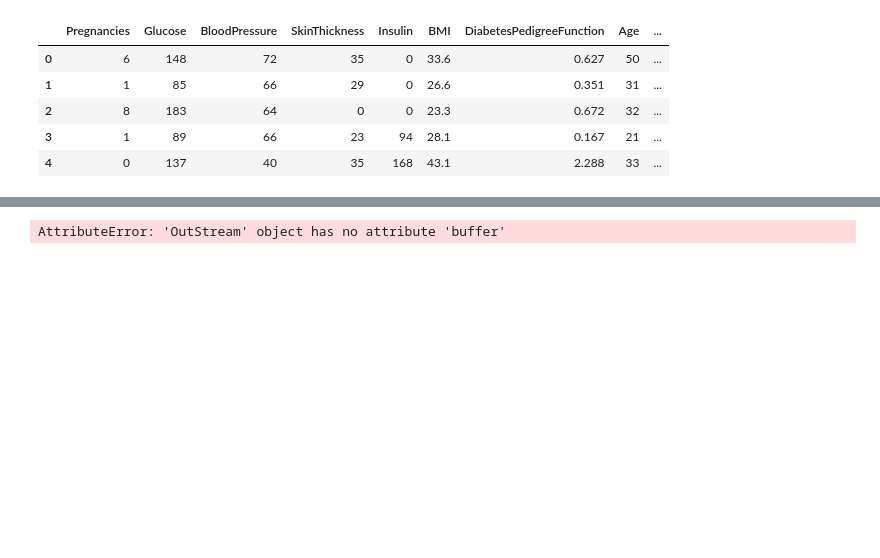
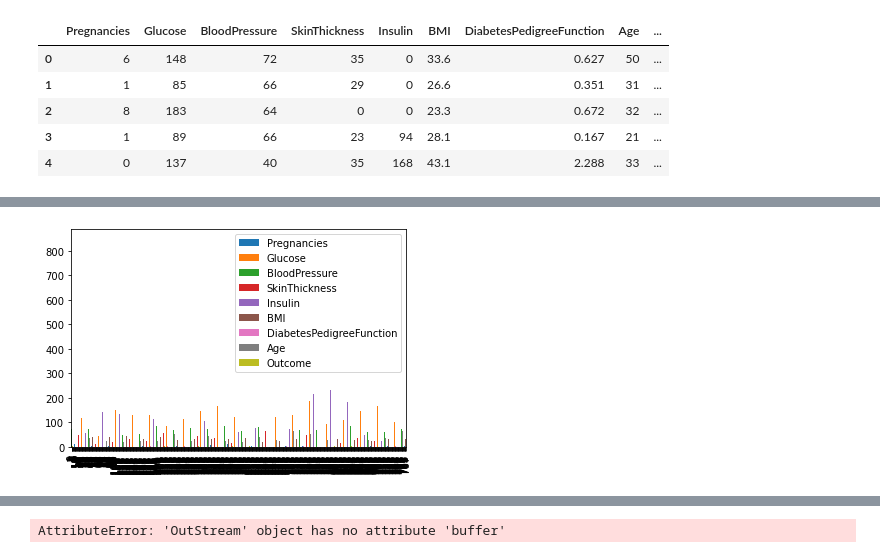
Before and after one commit to johnnjoroge0/Diabetes-data-analysis, a Jupyter notebook: Diabetes data analysis.ipynb, the cells around one changed output, grey strips where cells are left out. Cells and saved outputs as stored; diff of their text form; code cells hidden in the pictures; blank space fills up the shorter version.

```diff
--- a/Diabetes data analysis.ipynb
+++ b/Diabetes data analysis.ipynb
@@ -65,6 +65,13 @@ A value is trying to be set on a copy of a slice from a DataFrame
 
 See the caveats in the documentation: https://pandas.pydata.org/pandas-docs/stable/user_guide/indexing.html#returning-a-view-versus-a-copy
   Data1.dropna(axis=0,inplace=True)
+# %%
+#VISUALIZE MODE USING BAR CHART
+import matplotlib.pyplot as plt
+Barchart=Data1.plot(kind='bar')
+plt.show()
+# %% [output]
+[figure, added]
 # %%
 correlation_full_health = Data1.corr()
 
```
Also changed, not shown: parts of 7 cells of this notebook.
